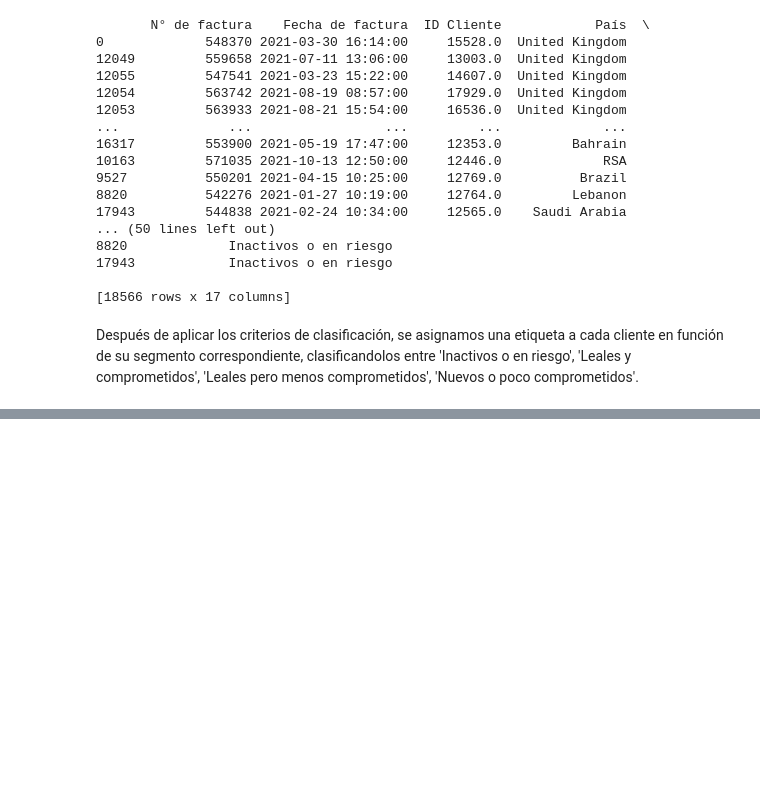
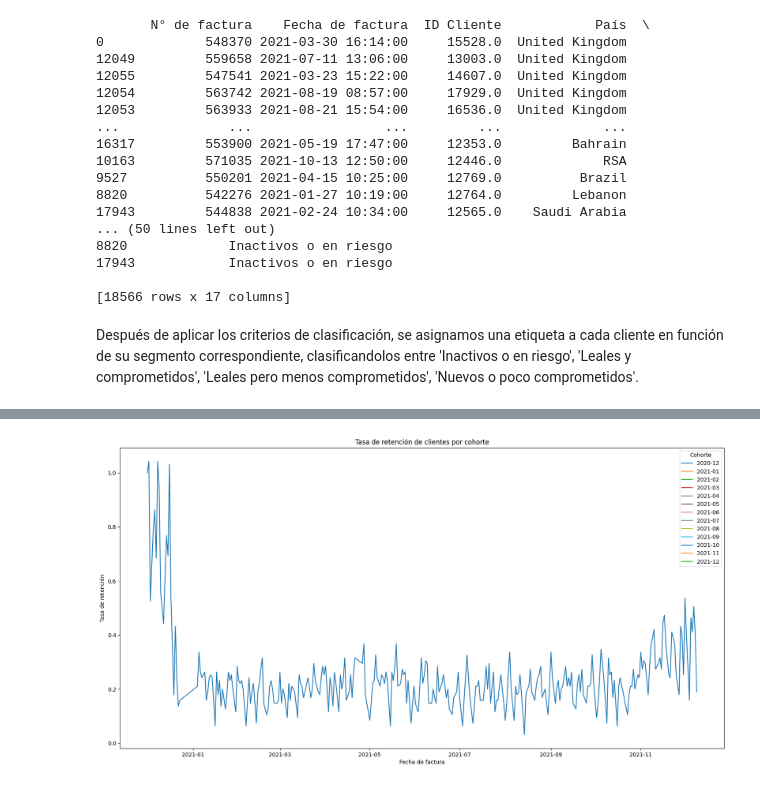
Before and after one commit to JorgeEmiliano80/Clientes-Segmentacion, a Jupyter notebook: Analisis.ipynb, the cells around one changed output, grey strips where cells are left out. Drawn from its saved outputs; the diff is of its cells as text; code cells hidden in the pictures; blank space fills up the shorter version.

Commit message:
Segmentacion de Clientes y finalizacion del Readme.md

```diff
--- a/Analisis.ipynb
+++ b/Analisis.ipynb
@@ -281,0 +292,3 @@ Después de aplicar los criterios de clasificación, se asignamos una etiqueta a
+# %%
+dataset = pd.read_csv(r'/Users/jorgeemiliano/Desktop/Segementacion/dataset_para_cohortes.csv')
+print(dataset.head())
@@ -281,0 +313,22 @@ Después de aplicar los criterios de clasificación, se asignamos una etiqueta a
+# %%
+dataset['Fecha de factura'] = dataset['Fecha de factura'].astype(str)
+dataset['Fecha de factura'] = dataset['Fecha de factura'].str.split().str[0]
+dataset['Fecha de factura'] = pd.to_datetime(dataset['Fecha de factura'], format='%Y-%m-%d')
+
+# dataset['Fecha de factura'] = pd.to_datetime(dataset['Fecha de factura'])
+
+# Obtener el mes de la primera compra de cada cliente
+dataset['Mes Primera Compra'] = dataset.groupby('ID Cliente')['Fecha de factura'].transform('min').dt.to_period('M')
+
+# Calcular el número de clientes únicos por mes de primera compra
+cohort_table = dataset.groupby(['Mes Primera Compra', 'Fecha de factura'])['ID Cliente'].nunique().unstack()
+
+# Calcular el tamaño de cada cohorte
+cohort_size = cohort_table.iloc[:, 0]
+
+# Calcular la tasa de retención de cada cohorte
+retention_rate = cohort_table.divide(cohort_size, axis=0)
+
+# Imprimir tabla de cohortes y tasa de retención
+print(cohort_table)
+print(retention_rate)
@@ -281,0 +353,18 @@ Después de aplicar los criterios de clasificación, se asignamos una etiqueta a
+# %%
+# Configurar el tamaño del gráfico
+plt.figure(figsize=(20, 10))
+
+# Generar el gráfico de línea
+for cohort in retention_rate.index:
+    plt.plot(retention_rate.columns, retention_rate.loc[cohort], label=str(cohort))
+
+# Configurar el título y etiquetas de los ejes
+plt.title('Tasa de retención de clientes por cohorte')
+plt.xlabel('Fecha de factura')
+plt.ylabel('Tasa de retención')
+plt.legend(title='Cohorte')
+
+# Mostrar el gráfico
+plt.show()
+# %% [output]
+[figure, added]
```
Also changed, not shown: parts of 12 cells of this notebook, 2 other files.
